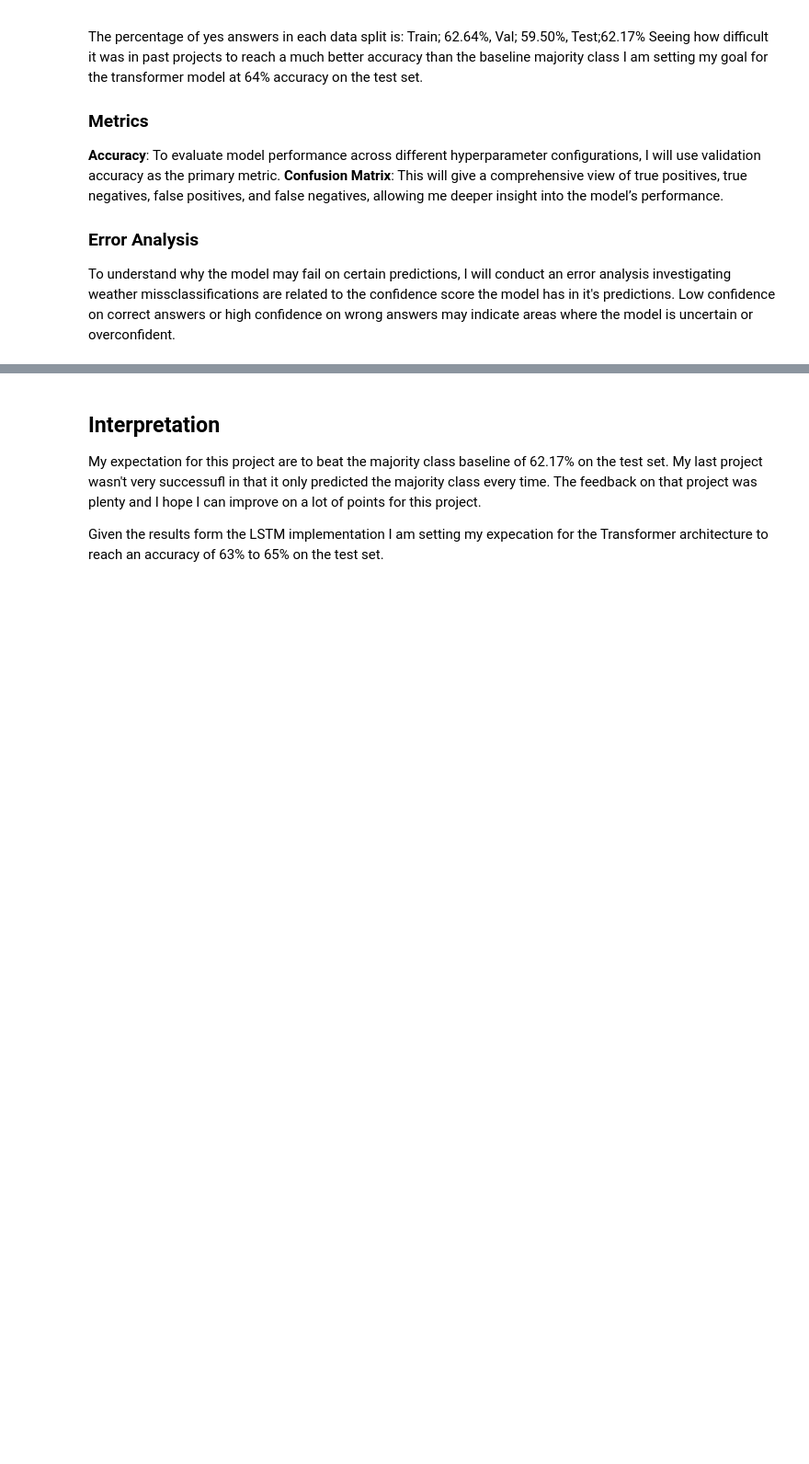
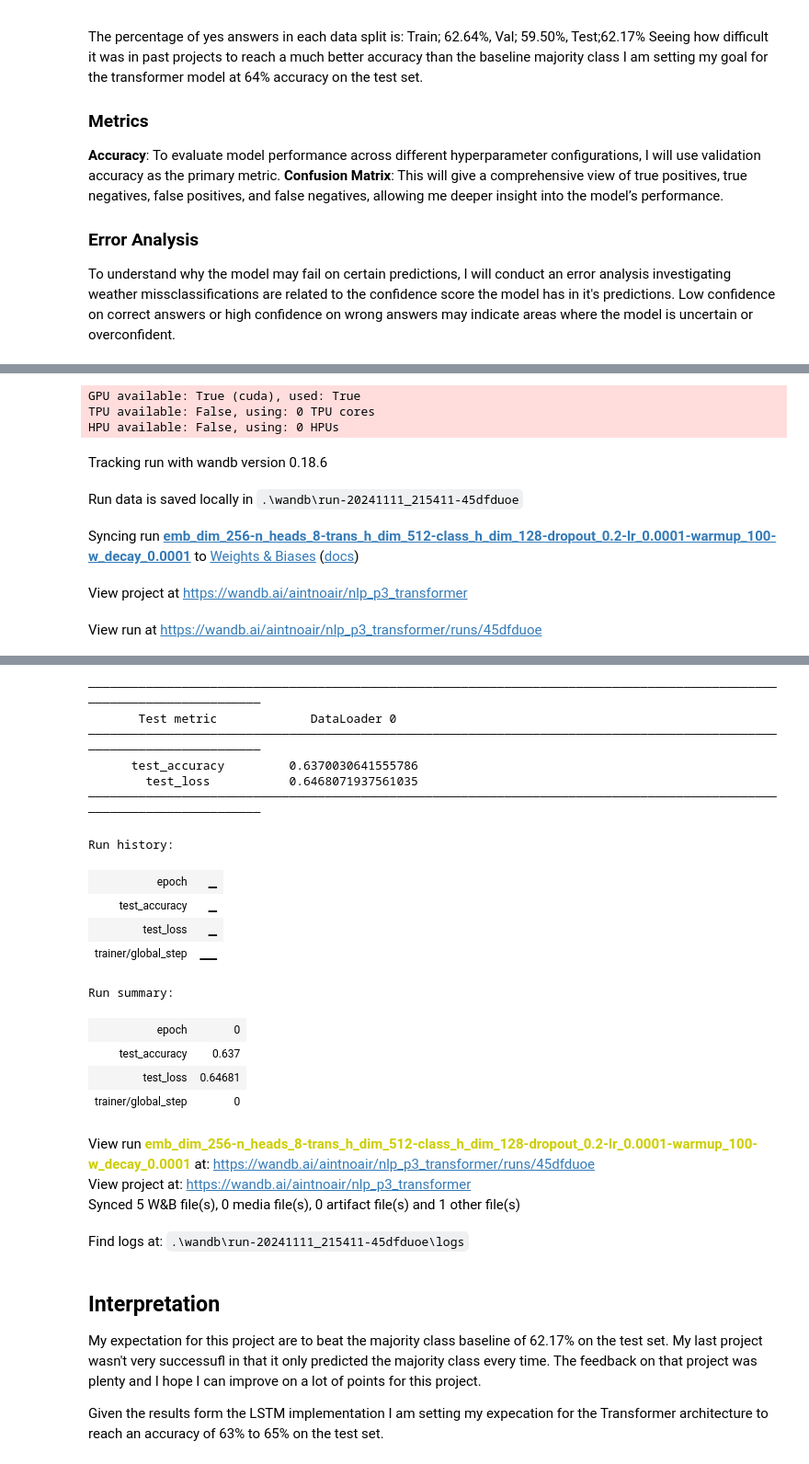
Before and after one commit to aintnoair/nlp, a Jupyter notebook: project-3/projec3_stage1-transformers-thuerig_pascal.ipynb, the cells around one changed output, grey strips where cells are left out. Shown: that part at 92% size. Cells and saved outputs as stored; diff of their text form; code cells hidden in the pictures; blank space fills up the shorter version.

Commit message:
project 3 save

```diff
--- a/project-3/projec3_stage1-transformers-thuerig_pascal.ipynb
+++ b/project-3/projec3_stage1-transformers-thuerig_pascal.ipynb
@@ -53,6 +81,8 @@ pl.seed_everything(42, workers=True)
 # %% [output]
 Seed set to 42
 42
+# %%
+BATCH_SIZE = 64
 # %%
 # Loading the dataset based on lecture slides
 train_data = load_dataset('google/boolq', split='train[:-1000]')
@@ -489,0 +683,25 @@ To understand why the model may fail on certain predictions, I will conduct an e
+# %%
+# Define paths and load model from checkpoint
+base_path = Path("checkpoints")
+run_name = "emb_dim_256-n_heads_8-trans_h_dim_512-class_h_dim_128-dropout_0.2-lr_0.0001-warmup_100-w_decay_0.0001"
+file_path = base_path / (run_name + ".ckpt")
+
+# Load the model from the checkpoint
+model = TransformerClassifier.load_from_checkpoint(file_path)
+wandb_logger = WandbLogger(project="nlp_p3_transformer", name=run_name, group="evaluation")
+
+# Initialize the trainer for testing
+trainer = pl.Trainer(logger=wandb_logger)
+trainer.test(model, test_loader)
+
+# Finish WandB session
+wandb.finish()
+# %% [output]
+GPU available: True (cuda), used: True
+TPU available: False, using: 0 TPU cores
+HPU available: False, using: 0 HPUs
+Tracking run with wandb version 0.18.6
+Run data is saved locally in .\wandb\run-20241111_215411-45dfduoe
+Syncing run emb_dim_256-n_heads_8-trans_h_dim_512-class_h_dim_128-dropout_0.2-lr_0.0001-warmup_100-w_decay_0.0001 to Weights & Biases (docs)
+View project at https://wandb.ai/aintnoair/nlp_p3_transformer
+View run at https://wandb.ai/aintnoair/nlp_p3_transformer/runs/45dfduoe
@@ -490,3 +710,23 @@ To understand why the model may fail on certain predictions, I will conduct an e
+────────────────────────────────────────────────────────────────────────────────────────────────────────────────────────
+       Test metric             DataLoader 0
+────────────────────────────────────────────────────────────────────────────────────────────────────────────────────────
+      test_accuracy         0.6370030641555786
+        test_loss           0.6468071937561035
+────────────────────────────────────────────────────────────────────────────────────────────────────────────────────────
+Run history:
+| epoch | ▁ |
+| test_accuracy | ▁ |
+| test_loss | ▁ |
+| trainer/global_step | ▁▁ |
+Run summary:
+| epoch | 0 |
+| test_accuracy | 0.637 |
+| test_loss | 0.64681 |
+| trainer/global_step | 0 |
+View run emb_dim_256-n_heads_8-trans_h_dim_512-class_h_dim_128-dropout_0.2-lr_0.0001-warmup_100-w_decay_0.0001 at: https://wandb.ai/aintnoair/nlp_p3_transformer/runs/45dfduoe
+View project at: https://wandb.ai/aintnoair/nlp_p3_transformer
+Synced 5 W&B file(s), 0 media file(s), 0 artifact file(s) and 1 other file(s)
+Find logs at: .\wandb\run-20241111_215411-45dfduoe\logs
 # %% [markdown]
 ## Interpretation
 My expectation for this project are to beat the majority class baseline of 62.17% on the test set. My last project wasn't very successufl in that it only predicted the majority class every time. The feedback on that project was plenty and I hope I can improve on a lot of points for this project.
```
Also changed, not shown: parts of 13 cells of this notebook, 1 other file.
